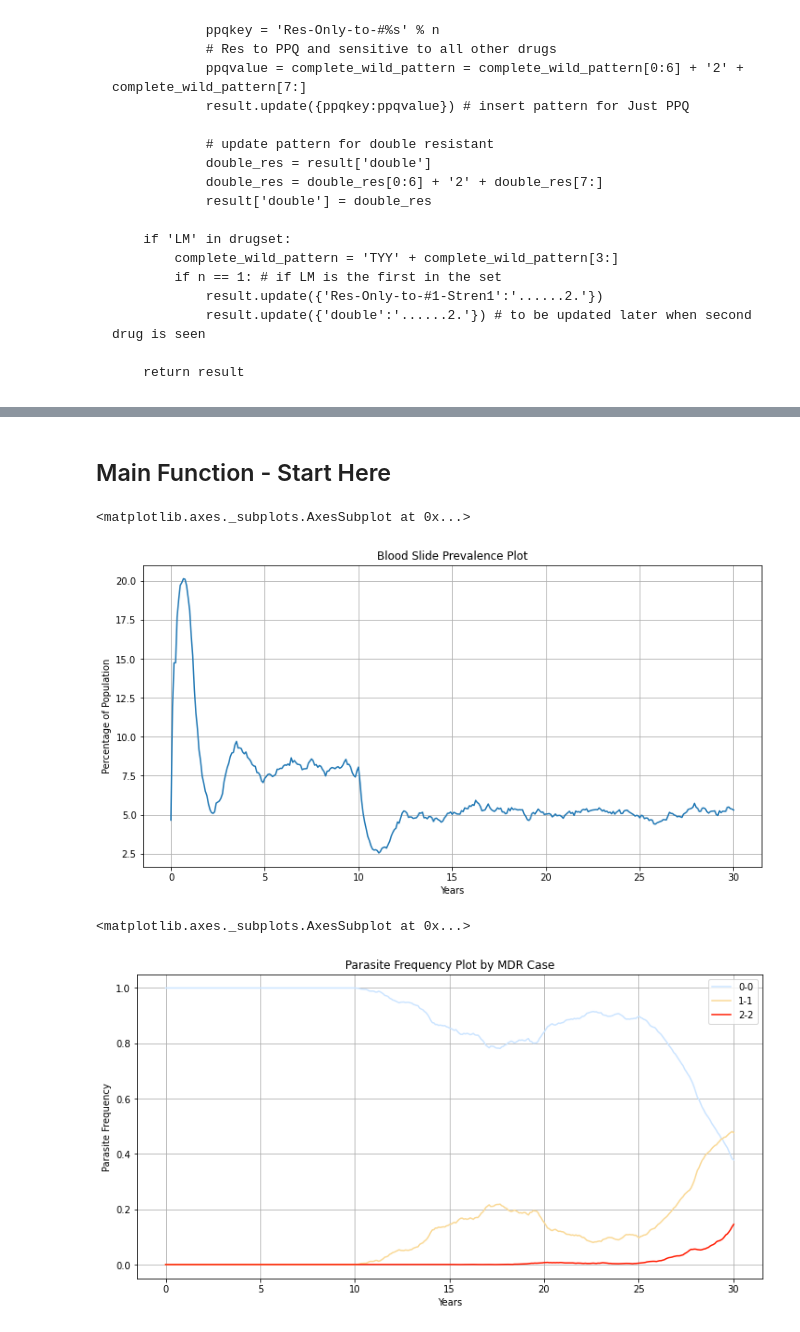
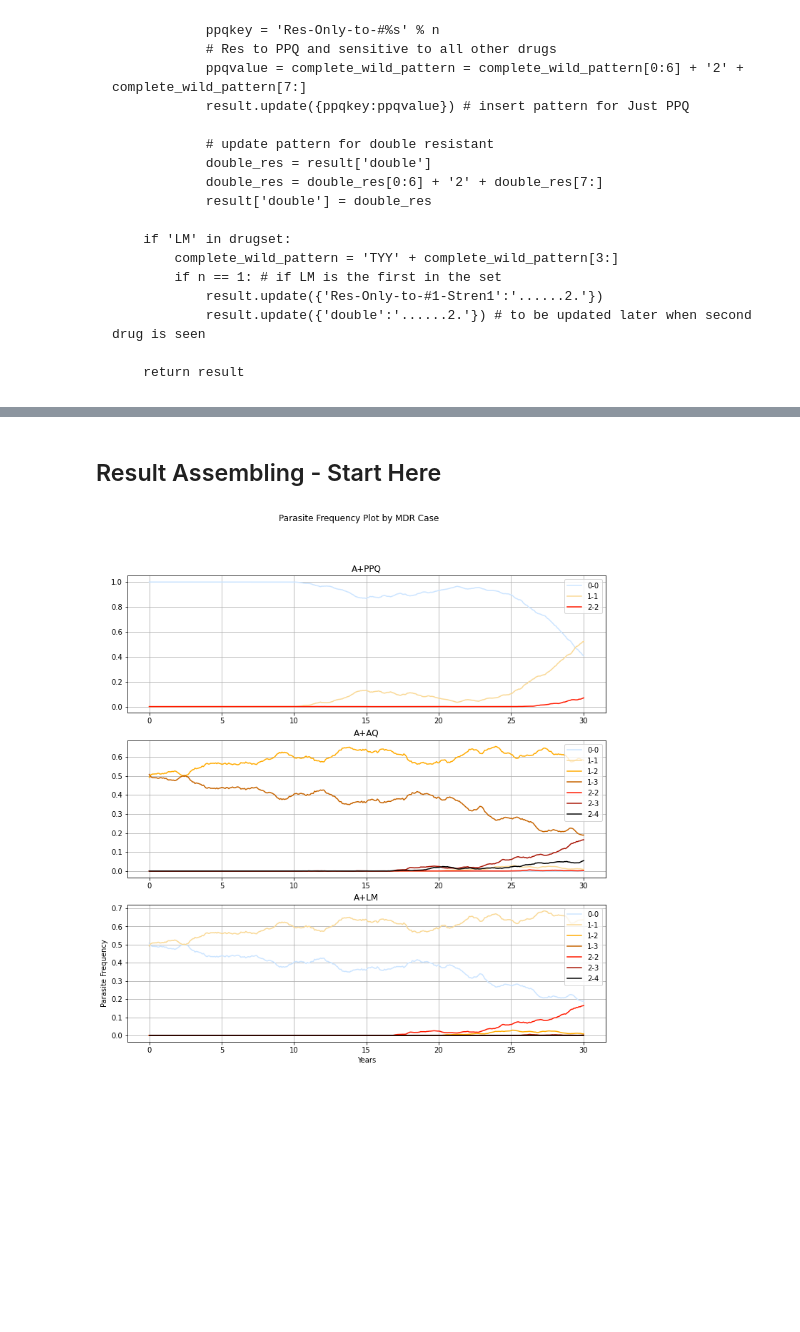
Before and after one commit to lizhewen/BoniLabMDR, a Jupyter notebook: BoniLabMDR.ipynb, the cells around one changed output, grey strips where cells are left out. Saved outputs shown, nothing was run; the diff lists cells and outputs as text; code cells hidden in the pictures; blank space fills up the shorter version.

Commit message:
updated assembly function and support multi-plot

```diff
--- a/BoniLabMDR.ipynb
+++ b/BoniLabMDR.ipynb
@@ -29,7 +30,7 @@ def parse(file_name, interested_col = [0,2,8,12] + list(range(22,150))):
 
   # Start - Cited Codes
   # define name of temporary dummy file
-  dummy_file = file_name + '_parsed.txt'
+  dummy_file = file_name[:-4] + '_parsed.txt'
   # open original file in read mode and dummy file in write mode
   with open(file_name, 'r') as read_obj, open(dummy_file, 'w') as write_obj:
     # Write given line to the dummy file
@@ -248,2 +279,37 @@ def MDR_pattern_generate(drugset):
+# %%
+# totaldrugset can be a list of list, where the function generates MDR case
+# plottings by sub-panels to show perspectives from each therapy
+
+def result_assembly(filepath, totaldrugset, plot='bsp'):
+
+  # Parse the output file and check if single-location'd
+  df = parse(filepath)
+  if (df is None):
+    return "Error. Not a single-location'd file."
+
+  if plot == 'bsp': # Plot blood slide prevalence
+    return(bsp_plot(df))
+
+  elif plot == 'mdr': # Plot MDR Analysis from each therapy's perspective
+    df_list= list()
+    # Iterate through each drugset (associated with thearpy)
+    for therapydrugset in totaldrugset:
+      # Error Handlings
+      if len(therapydrugset) != 2:
+        return "Error. Only support 2-drug-ACTs."
+      if 'LM' in therapydrugset and 'AQ' in therapydrugset:
+        return "Error. Impossible to analyze both LM and AQ together."
+      # Analyze MDR cases and further process the dataframe
+      mdr_parsed_df = df_col_replace(df, therapydrugset)
+      df_list.append(mdr_parsed_df)
+
+    # Plot, in subpanels, parasite count by case plot
+    return(mdr_ppc_plot(df_list=df_list, totaldrugset=totaldrugset))
+
+  elif plot == 'mdca': # Plot for Most-Dangerous-Case-Analysis
+    return "To be implemented!"
+
+  else:
+    return "Plot option not found."
 # %% [markdown]
-## Main Function - Start Here
+## Result Assembling - Start Here
@@ -259,14 +316,10 @@ if (df is None):
-# %%
-# Plot blood slide prevalence
-bsp_plot(df)
-# %% [output]
-<matplotlib.axes._subplots.AxesSubplot at 0x...>
-[figure, removed]
-# %%
-# Analyze MDR cases and further process the dataframe
-mdr_parsed_df = df_col_replace(df, drugset)
-# And plot parasite count by case plot
-mdr_ppc_plot(mdr_parsed_df)
-# %% [output]
-<matplotlib.axes._subplots.AxesSubplot at 0x...>
-[figure, removed]
+# %%
+totaldrugset = [
+                ['A', 'PPQ'],
+                ['A', 'AQ'],
+                ['A', 'LM']
+]
+
+result_assembly(filepath='filepath', totaldrugset=totaldrugset, plot='mdr')
+# %% [output]
+[figure, added]
```
Also changed, not shown: parts of 11 cells of this notebook.
